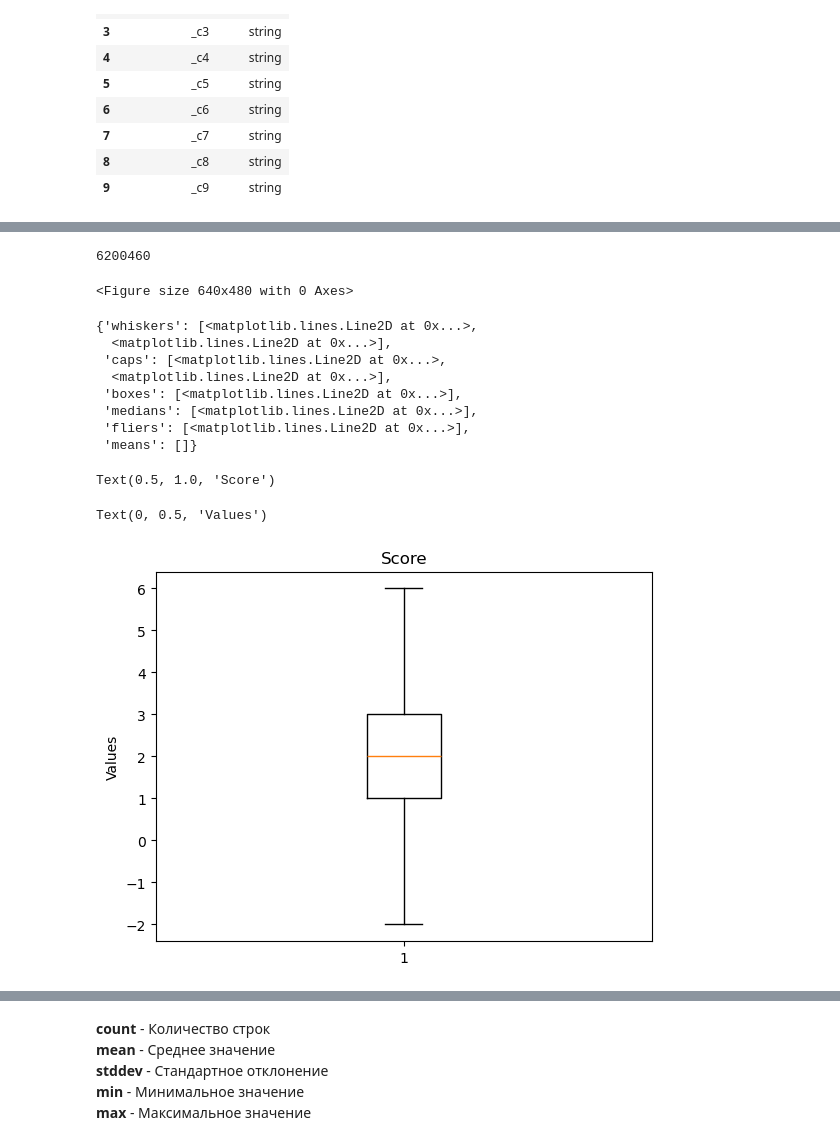
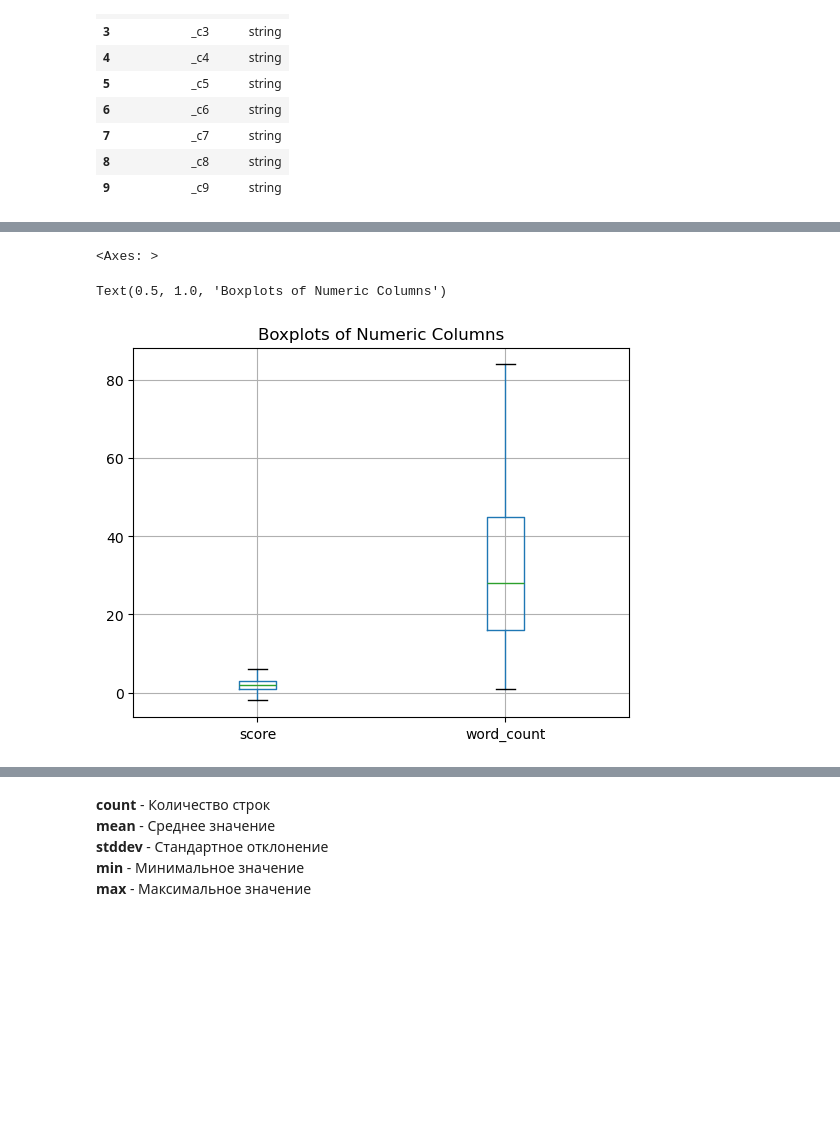
Before and after one commit to waltalgg/SOBD, a Jupyter notebook: Lab1.ipynb, the cells around one changed output, grey strips where cells are left out. Drawn from its saved outputs; the diff is of its cells as text; code cells hidden in the pictures; blank space fills up the shorter version.

```diff
--- a/Lab1.ipynb
+++ b/Lab1.ipynb
@@ -107,10 +109,17 @@ new_column_names = {
 for c, new_c in new_column_names.items():
     df = df.withColumnRenamed(c, new_c)
 
+
 df = df.withColumn("subreddit_nsfw", col("subreddit_nsfw").cast(BooleanType()))
 df = df.withColumn("sentiment", col("sentiment").cast(FloatType()))
 df = df.withColumn("score", col("score").cast(IntegerType()))
 
+df = df.withColumn("word_count", size(split(col("body"), " ")).cast("int"))
+df = df.withColumn("virus_count", size(split(col("body"), "virus")) - 1)
+df = df.withColumn("covid_count", size(split(col("body"), "covid")) - 1)
+df = df.withColumn("mood", F.when(df["sentiment"] >= 0, True).otherwise(False))
+
+df = df.dropna()
 df.printSchema()
 df.show()
 # %% [output]
@@ -155,36 +143,18 @@ only showing top 20 rows
 # %%
-quantiles = df.approxQuantile("score", [0.25, 0.75], 0.05)  # 25-й и 75-й процентили
-IQR = quantiles[1] - quantiles[0]
-lower_bound = quantiles[0] - 1.5 * IQR
-upper_bound = quantiles[1] + 1.5 * IQR
-df = df.filter((col("score") >= lower_bound) & (col("score") <= upper_bound))
-quantiles = df.approxQuantile("score", [0.25, 0.75], 0.05)  # 25-й и 75-й процентили
-IQR = quantiles[1] - quantiles[0]
-lower_bound = quantiles[0] - 1.5 * IQR
-upper_bound = quantiles[1] + 1.5 * IQR
-df = df.filter((col("score") >= lower_bound) & (col("score") <= upper_bound))
-df.count()
+num_col = ["score", "word_count"]
+for col_name in num_col*2:
+    quantiles = df.approxQuantile(col_name, [0.25, 0.75], 0.05)  # 25-й и 75-й процентили
+    IQR = quantiles[1] - quantiles[0]
+    lower_bound = quantiles[0] - 1.5 * IQR
+    upper_bound = quantiles[1] + 1.5 * IQR
+    df = df.filter((col(col_name) >= lower_bound) & (col(col_name) <= upper_bound))
-# %% [output]
-6200460
 # %%
-score_df = df.select("score")
-pd_score_df = score_df.toPandas()
-plt.figure()
-plt.boxplot(pd_score_df['score'])
-plt.title('Score')
-plt.ylabel('Values')
+df_pandas = df.select(num_col).toPandas()
+df_pandas.boxplot(column=num_col)
+plt.title('Boxplots of Numeric Columns')
 plt.show()
 # %% [output]
-<Figure size 640x480 with 0 Axes>
+<Axes: >
-{'whiskers': [<matplotlib.lines.Line2D at 0x...>,
-  <matplotlib.lines.Line2D at 0x...>],
- 'caps': [<matplotlib.lines.Line2D at 0x...>,
-  <matplotlib.lines.Line2D at 0x...>],
- 'boxes': [<matplotlib.lines.Line2D at 0x...>],
- 'medians': [<matplotlib.lines.Line2D at 0x...>],
- 'fliers': [<matplotlib.lines.Line2D at 0x...>],
- 'means': []}
+Text(0.5, 1.0, 'Boxplots of Numeric Columns')
-Text(0.5, 1.0, 'Score')
-Text(0, 0.5, 'Values')
-[figure, old version]
+[figure, new version]
 # %%
```
Also changed, not shown: parts of 11 cells of this notebook.
